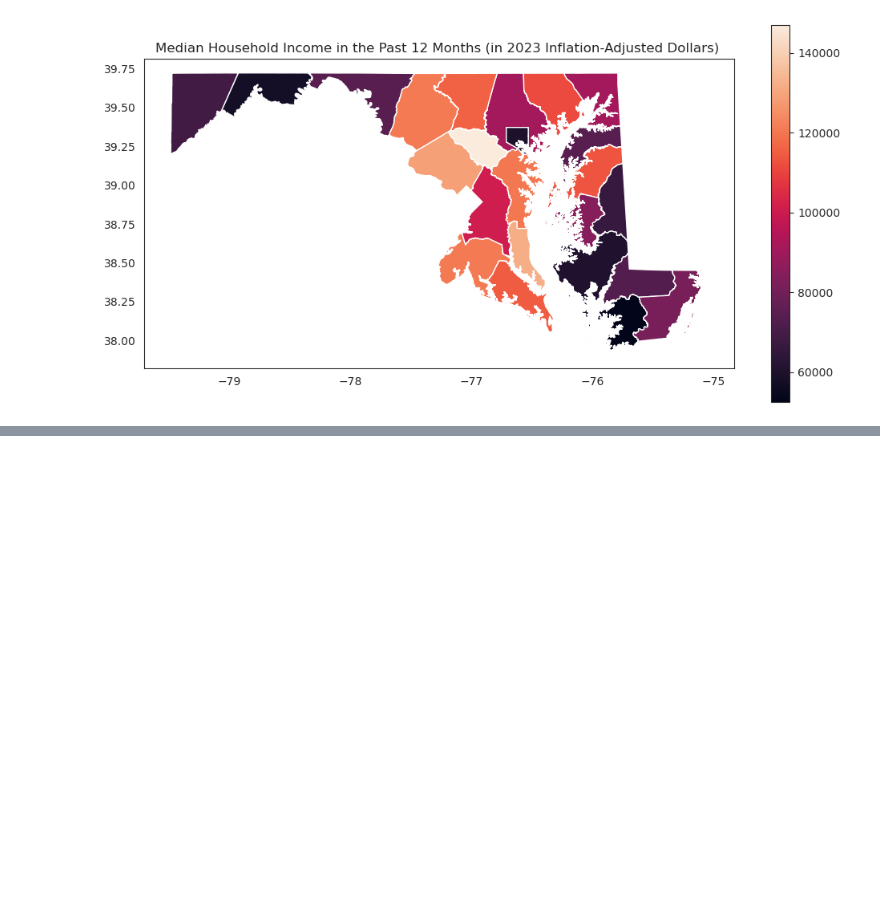
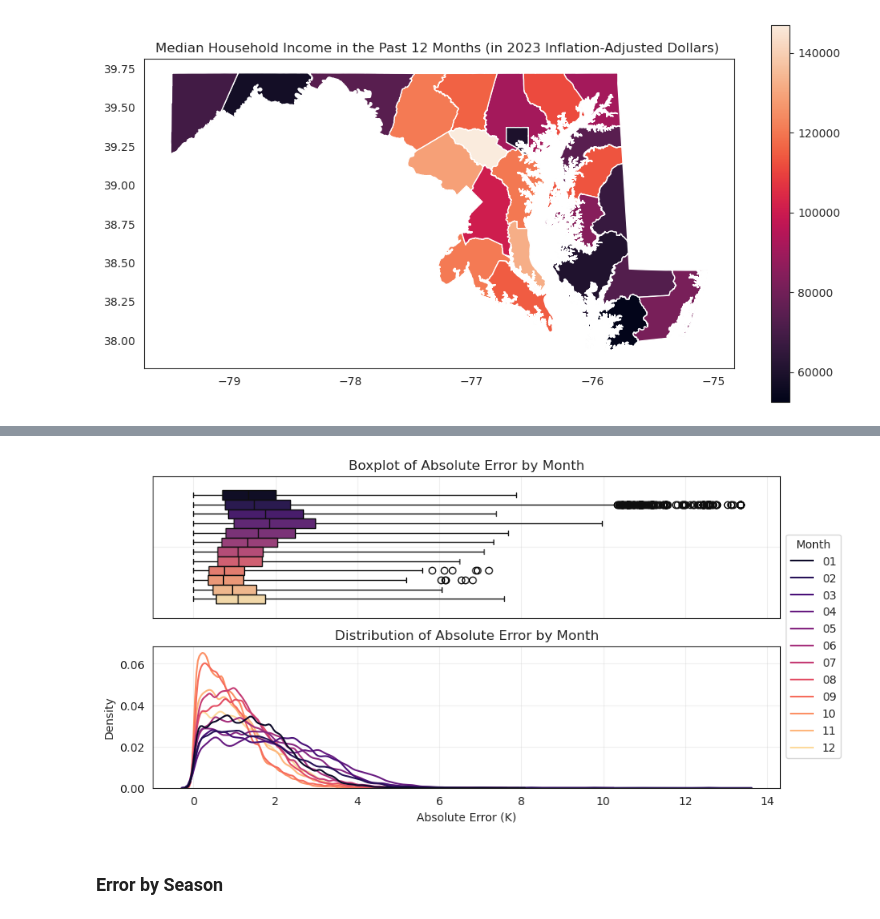
Before and after one commit to deancalhoun/nwp-census-eval, a Jupyter notebook: notebooks/MD_error_data_exploration.ipynb, the cells around one changed output, grey strips where cells are left out. Saved outputs shown, nothing was run; the diff lists cells and outputs as text; code cells hidden in the pictures; blank space fills up the shorter version.

```diff
--- a/notebooks/MD_error_data_exploration.ipynb
+++ b/notebooks/MD_error_data_exploration.ipynb
@@ -496,0 +678,21 @@ plt.show()
+# %%
+palette = sns.color_palette('magma', n_colors=12)
+
+fig, ax = plt.subplots(2, 1, figsize=(10, 5), sharex=True)
+
+sns.boxplot(data=MD_error, x='t2m_abs_error', hue='Month', whis=5, palette=palette, ax=ax[0], legend=False)
+ax[0].set_xlabel('Absolute Error (K)')
+ax[0].set_title('Boxplot of Absolute Error by Month')
+ax[0].grid(alpha=0.3)
+
+sns.kdeplot(data=MD_error, hue='Month', x='t2m_abs_error', palette=palette, ax=ax[1])
+ax[1].set_title('Distribution of Absolute Error by Month')
+ax[1].set_xlabel('Absolute Error (K)')
+ax[1].grid(alpha=0.3)
+
+sns.move_legend(ax[1], "center left", bbox_to_anchor=(1, 1))
+plt.show()
+# %% [output]
+[figure, added]
+# %% [markdown]
+### Error by Season
```
Also changed, not shown: parts of 26 cells of this notebook, 2 other files.
